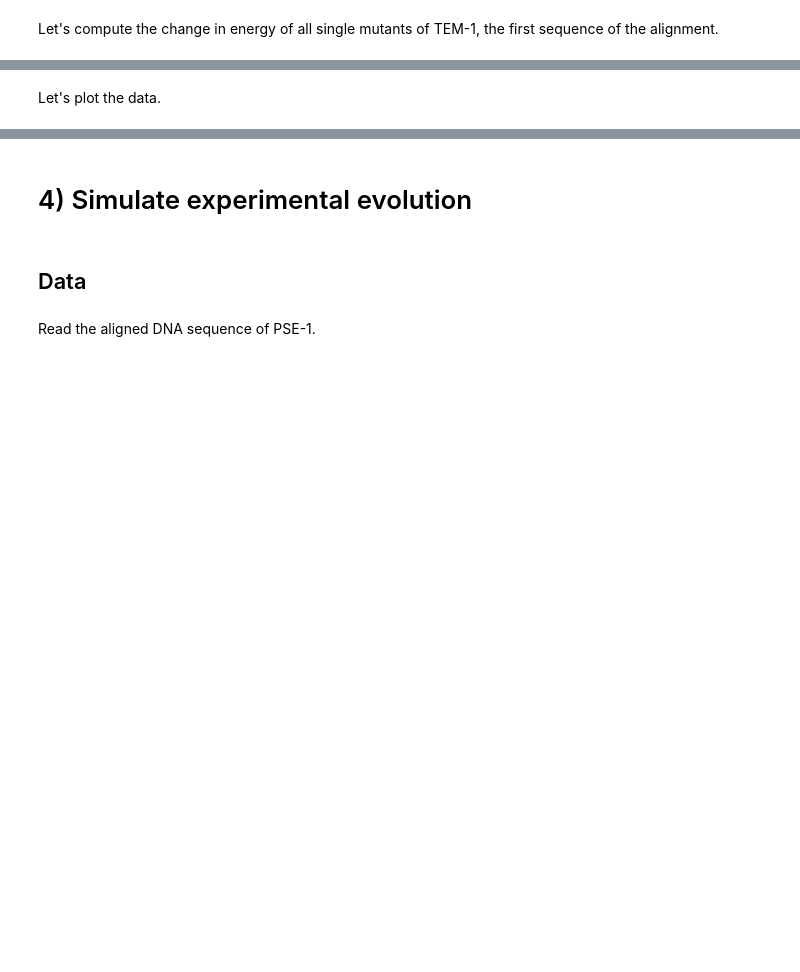
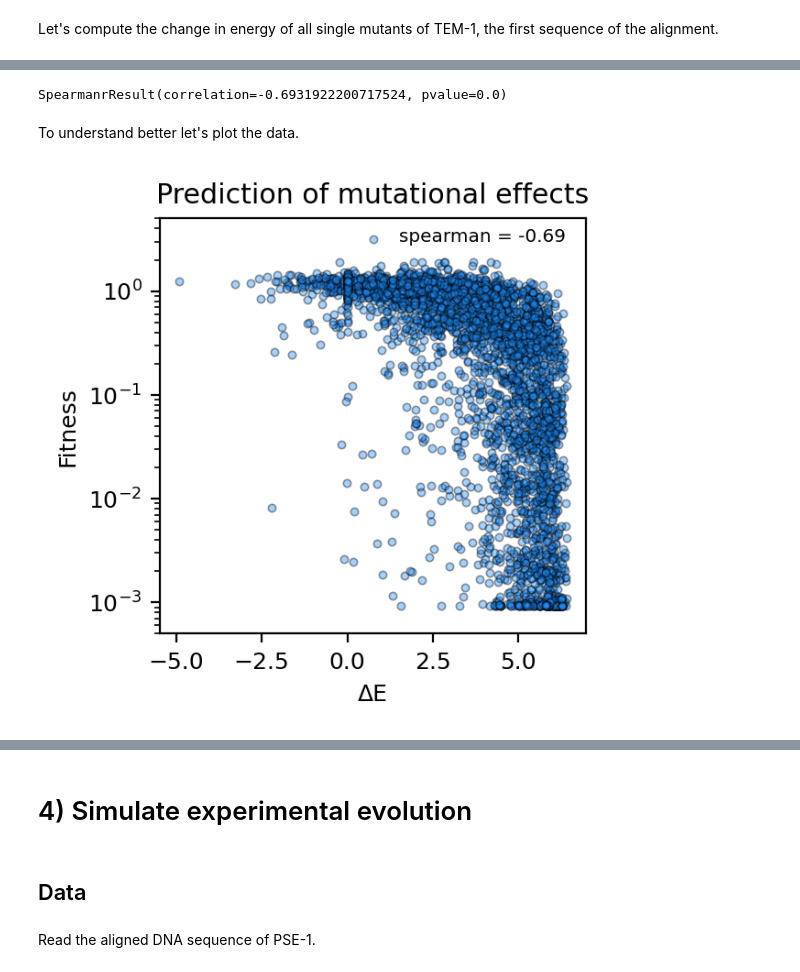
Before and after one commit to matteobisardi/ALGOSB_2021_tutorial, a Jupyter notebook: src/plmDCA_and_evolution.ipynb, the cells around one changed output, grey strips where cells are left out. Drawn from its saved outputs; the diff is of its cells as text; code cells hidden in the pictures; blank space fills up the shorter version.

```diff
--- a/src/plmDCA_and_evolution.ipynb
+++ b/src/plmDCA_and_evolution.ipynb
@@ -528,3 +608,15 @@ sc.spearmanr(dms[:200,:].flatten(),silico_dms_TEM[:200,:].flatten())
+# %%
+# define range with no gaps in the protein sequence
+range_no_g = [i for i, amino in enumerate(TEM1) if amino != 20]
+
+# flatten data
+dms_flat = dms[range_no_g,:].flatten()
+dms_pred_flat = silico_dms_TEM[range_no_g,:].flatten()
+
+# compute Spearman correlation
+sc.spearmanr(dms_flat, dms_pred_flat)
+# %% [output]
+SpearmanrResult(correlation=-0.6931922200717524, pvalue=0.0)
 # %% [markdown]
-Let's plot the data.
+To understand better let's plot the data.
 # %%
@@ -550,0 +662,5 @@ plt.text(1.9, 3, f"spearman = {round(sp_val, 2)}", fontsize = 0.8*multip*xsize);
+# %%
+# scatterplot of DMS and predictions
+scatter_dms(silico_dms_TEM, dms, range_no_g)
+# %% [output]
+[figure, added]
```
Also changed, not shown: parts of 30 cells of this notebook.
